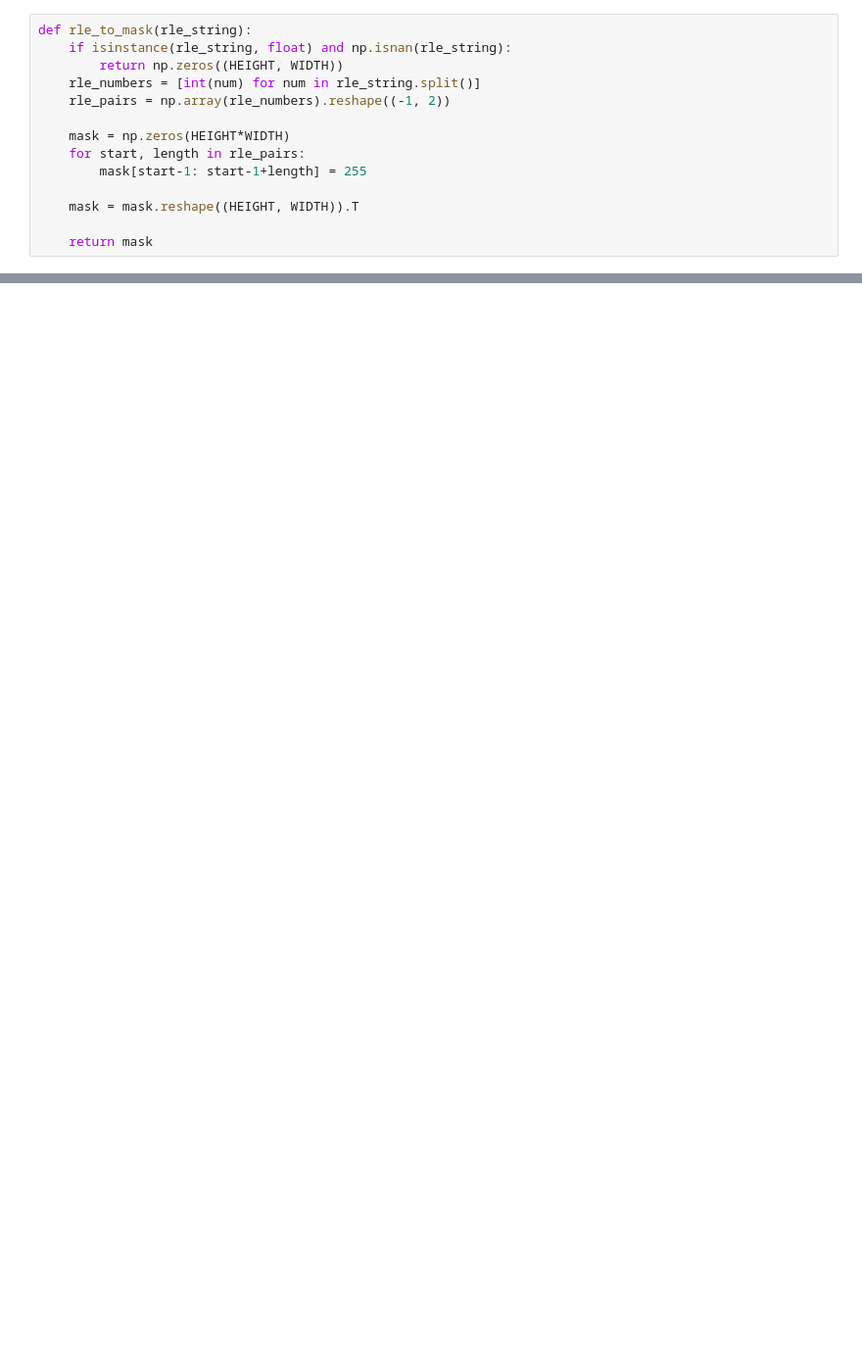
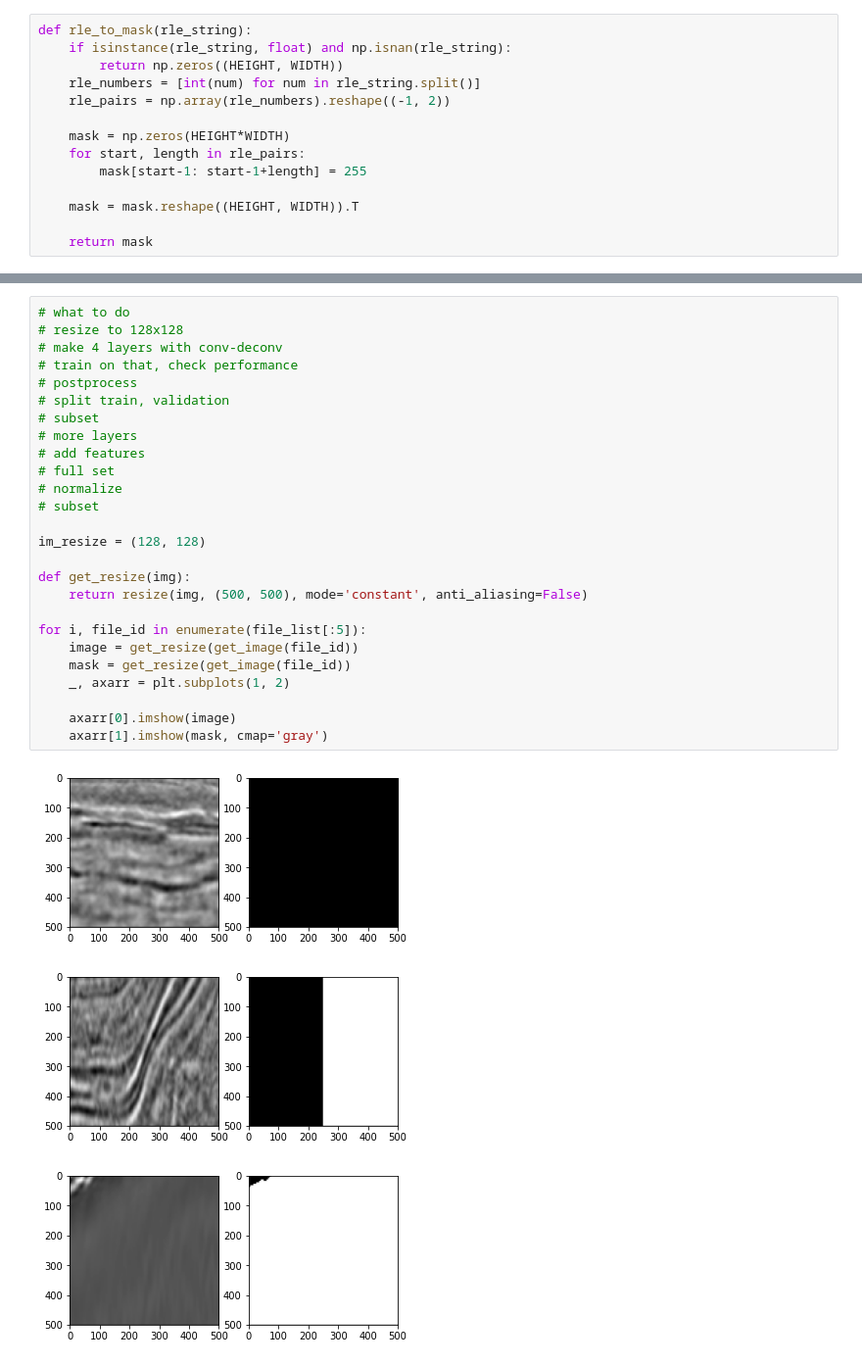
Before and after one commit to kirill-fedyanin/kaggle_tgs_salt, a Jupyter notebook: salt.ipynb, the cells around one changed output, grey strips where cells are left out. Shown: that part at 98% size. Saved outputs shown, nothing was run; the diff lists cells and outputs as text; blank space fills up the shorter version.

```diff
--- a/salt.ipynb
+++ b/salt.ipynb
@@ -118,0 +139,30 @@ print(file_list[:5dd])
+# %%
+# what to do
+# resize to 128x128
+# make 4 layers with conv-deconv
+# train on that, check performance
+# postprocess
+# split train, validation
+# subset
+# more layers
+# add features
+# full set
+# normalize
+# subset
+
+im_resize = (128, 128)
+
+def get_resize(img):
+    return resize(img, (500, 500), mode='constant', anti_aliasing=False)
+
+for i, file_id in enumerate(file_list[:5]):
+    image = get_resize(get_image(file_id))
+    mask = get_resize(get_image(file_id))
+    _, axarr = plt.subplots(1, 2)
+
+    axarr[0].imshow(image)
+    axarr[1].imshow(mask, cmap='gray')
+# %% [output]
+[figure, added]
+[figure, added]
+[figure, added]
```
Also changed, not shown: parts of 10 cells of this notebook.
